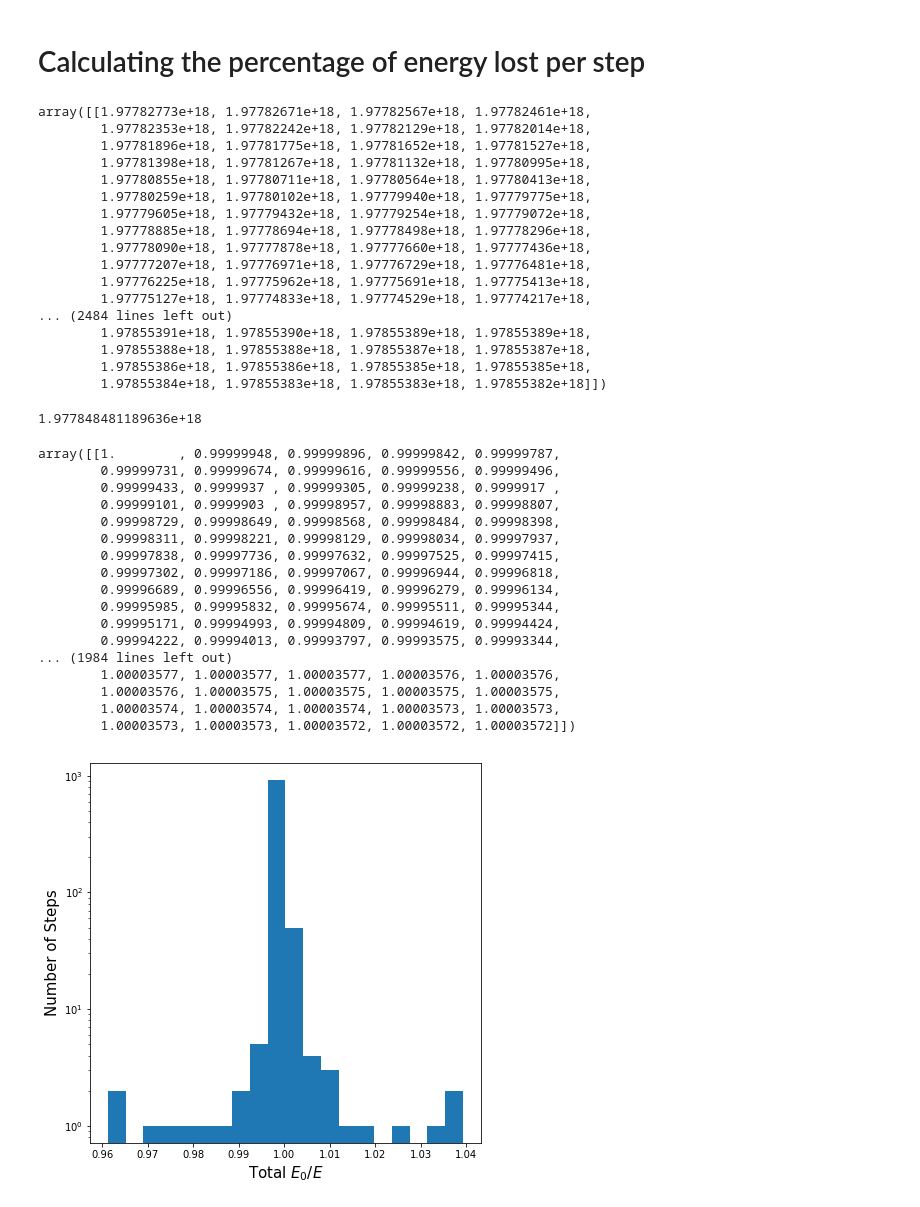
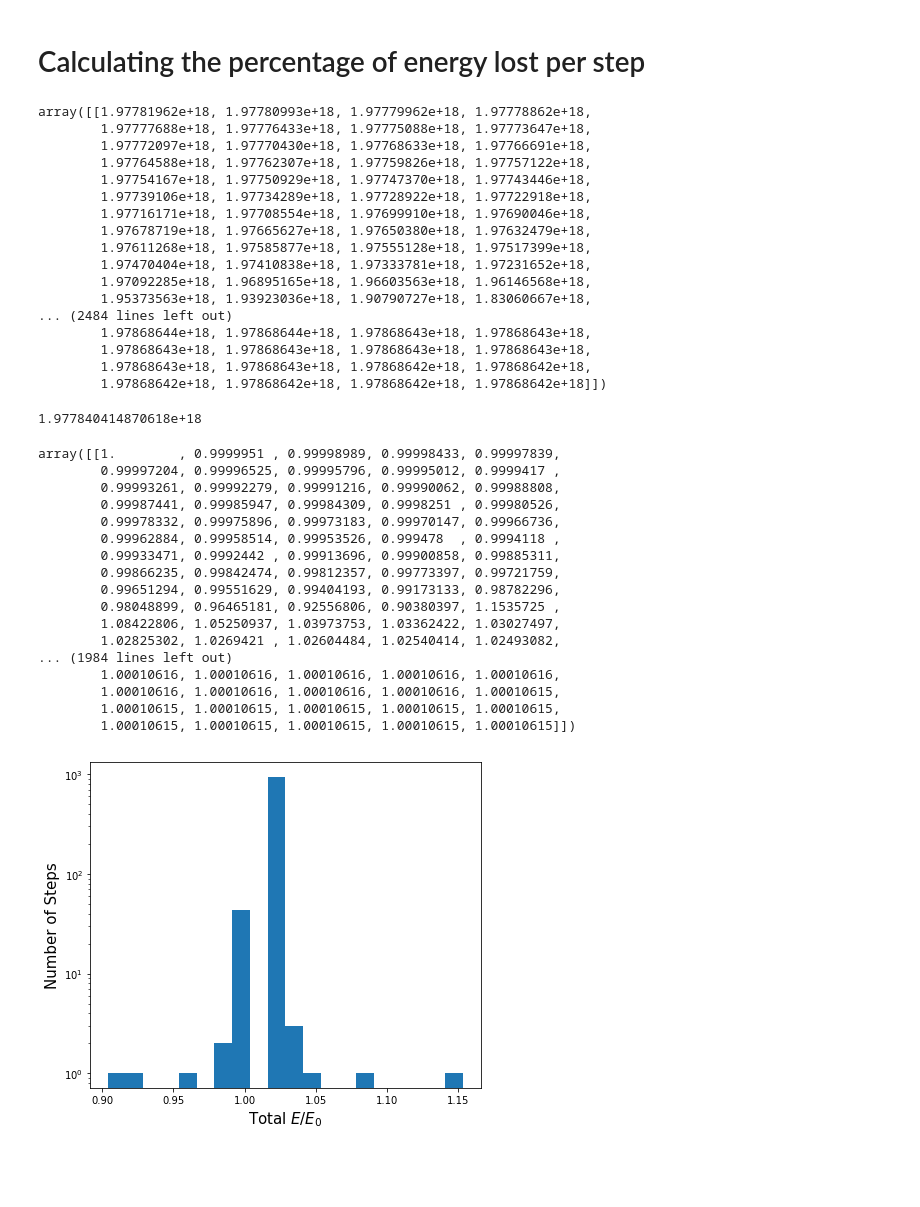
Before and after one commit to ETV337/REU_NU_2020_Project, a Jupyter notebook: DF_sim_v3.ipynb, the cells around one changed output. Saved outputs shown, nothing was run; the diff lists cells and outputs as text; code cells hidden in the pictures; blank space fills up the shorter version.

```diff
--- a/DF_sim_v3.ipynb
+++ b/DF_sim_v3.ipynb
@@ -19,7 +19,7 @@ ymax = const.au.value  #m
 
 
 
-dt = 2 # second time step
+dt = 6 # second time step
 N = 1000 #Number of steps
 
 
@@ -331,7 +331,7 @@ ax.xaxis.set_ticks_position('both')
 fig, ax = plt.subplots(figsize=[10,10])
 y_axis=np.linspace(0,1000,1000)
 for i in range(Particles):
-    ax.scatter(y_axis,TotalE(Xpos,Ypos,Xvel,Yvel)[i],s=9)
+    ax.plot(y_axis,TotalE(Xpos,Ypos,Xvel,Yvel)[i])
     ax.set_xlabel('Number of steps',fontsize=16)
     ax.set_ylabel('Total energy [Joules]', fontsize=16)
     ax.tick_params(which='both', direction='in',width=1)
@@ -343,4 +343,6 @@ for i in range(Particles):
 #All particles seem to start at a lower total energy. Then as the positions of the
 #particles change the energy peaks at a certain value within the first 25-50 steps
 #(those values are listed below) & then the total energy slowly decreases from then on.
+
+#Why is the blue line offset from the rest...? Check final energy of each particle to see which is the blue line.
 # %% [output]
@@ -350,29 +352,29 @@ for i in range(Particles):
 # %%
 TotalE(Xpos,Ypos,Xvel,Yvel)
 # %% [output]
-array([[1.97782773e+18, 1.97782671e+18, 1.97782567e+18, 1.97782461e+18,
-        1.97782353e+18, 1.97782242e+18, 1.97782129e+18, 1.97782014e+18,
-        1.97781896e+18, 1.97781775e+18, 1.97781652e+18, 1.97781527e+18,
-        1.97781398e+18, 1.97781267e+18, 1.97781132e+18, 1.97780995e+18,
-        1.97780855e+18, 1.97780711e+18, 1.97780564e+18, 1.97780413e+18,
-        1.97780259e+18, 1.97780102e+18, 1.97779940e+18, 1.97779775e+18,
-        1.97779605e+18, 1.97779432e+18, 1.97779254e+18, 1.97779072e+18,
-        1.97778885e+18, 1.97778694e+18, 1.97778498e+18, 1.97778296e+18,
-        1.97778090e+18, 1.97777878e+18, 1.97777660e+18, 1.97777436e+18,
-        1.97777207e+18, 1.97776971e+18, 1.97776729e+18, 1.97776481e+18,
-        1.97776225e+18, 1.97775962e+18, 1.97775691e+18, 1.97775413e+18,
-        1.97775127e+18, 1.97774833e+18, 1.97774529e+18, 1.97774217e+18,
+array([[1.97781962e+18, 1.97780993e+18, 1.97779962e+18, 1.97778862e+18,
+        1.97777688e+18, 1.97776433e+18, 1.97775088e+18, 1.97773647e+18,
+        1.97772097e+18, 1.97770430e+18, 1.97768633e+18, 1.97766691e+18,
+        1.97764588e+18, 1.97762307e+18, 1.97759826e+18, 1.97757122e+18,
+        1.97754167e+18, 1.97750929e+18, 1.97747370e+18, 1.97743446e+18,
+        1.97739106e+18, 1.97734289e+18, 1.97728922e+18, 1.97722918e+18,
+        1.97716171e+18, 1.97708554e+18, 1.97699910e+18, 1.97690046e+18,
+        1.97678719e+18, 1.97665627e+18, 1.97650380e+18, 1.97632479e+18,
+        1.97611268e+18, 1.97585877e+18, 1.97555128e+18, 1.97517399e+18,
+        1.97470404e+18, 1.97410838e+18, 1.97333781e+18, 1.97231652e+18,
+        1.97092285e+18, 1.96895165e+18, 1.96603563e+18, 1.96146568e+18,
+        1.95373563e+18, 1.93923036e+18, 1.90790727e+18, 1.83060667e+18,
 ... (2484 lines left out)
-        1.97855391e+18, 1.97855390e+18, 1.97855389e+18, 1.97855389e+18,
-        1.97855388e+18, 1.97855388e+18, 1.97855387e+18, 1.97855387e+18,
-        1.97855386e+18, 1.97855386e+18, 1.97855385e+18, 1.97855385e+18,
-        1.97855384e+18, 1.97855383e+18, 1.97855383e+18, 1.97855382e+18]])
+        1.97868644e+18, 1.97868644e+18, 1.97868643e+18, 1.97868643e+18,
+        1.97868643e+18, 1.97868643e+18, 1.97868643e+18, 1.97868643e+18,
+        1.97868643e+18, 1.97868643e+18, 1.97868642e+18, 1.97868642e+18,
+        1.97868642e+18, 1.97868642e+18, 1.97868642e+18, 1.97868642e+18]])
 # %%
 (TotalE(Xpos,Ypos,Xvel,Yvel)[1,0])
 # %% [output]
-1.977848481189636e+18
+1.977840414870618e+18
 # %%
-#Percentage of energy conserved 1= all energy conserved. E_0/E_N
+#Percentage of energy conserved 1= all energy conserved. E/E_0
 Percentage_E=np.zeros((P,N))
 for i in range(N):
     for j in range(P):
@@ -380,31 +382,31 @@ for i in range(N):
         Percentage_E[j,i]=TotE_P
 (Percentage_E)
 # %% [output]
-array([[1.        , 0.99999948, 0.99999896, 0.99999842, 0.99999787,
-        0.99999731, 0.99999674, 0.99999616, 0.99999556, 0.99999496,
-        0.99999433, 0.9999937 , 0.99999305, 0.99999238, 0.9999917 ,
-        0.99999101, 0.9999903 , 0.99998957, 0.99998883, 0.99998807,
-        0.99998729, 0.99998649, 0.99998568, 0.99998484, 0.99998398,
-        0.99998311, 0.99998221, 0.99998129, 0.99998034, 0.99997937,
-        0.99997838, 0.99997736, 0.99997632, 0.99997525, 0.99997415,
-        0.99997302, 0.99997186, 0.99997067, 0.99996944, 0.99996818,
-        0.99996689, 0.99996556, 0.99996419, 0.99996279, 0.99996134,
-        0.99995985, 0.99995832, 0.99995674, 0.99995511, 0.99995344,
-        0.99995171, 0.99994993, 0.99994809, 0.99994619, 0.99994424,
-        0.99994222, 0.99994013, 0.99993797, 0.99993575, 0.99993344,
+array([[1.        , 0.9999951 , 0.99998989, 0.99998433, 0.99997839,
+        0.99997204, 0.99996525, 0.99995796, 0.99995012, 0.9999417 ,
+        0.99993261, 0.99992279, 0.99991216, 0.99990062, 0.99988808,
+        0.99987441, 0.99985947, 0.99984309, 0.9998251 , 0.99980526,
+        0.99978332, 0.99975896, 0.99973183, 0.99970147, 0.99966736,
+        0.99962884, 0.99958514, 0.99953526, 0.999478  , 0.9994118 ,
+        0.99933471, 0.9992442 , 0.99913696, 0.99900858, 0.99885311,
+        0.99866235, 0.99842474, 0.99812357, 0.99773397, 0.99721759,
+        0.99651294, 0.99551629, 0.99404193, 0.99173133, 0.98782296,
+        0.98048899, 0.96465181, 0.92556806, 0.90380397, 1.1535725 ,
+        1.08422806, 1.05250937, 1.03973753, 1.03362422, 1.03027497,
+        1.02825302, 1.0269421 , 1.02604484, 1.02540414, 1.02493082,
 ... (1984 lines left out)
-        1.00003577, 1.00003577, 1.00003577, 1.00003576, 1.00003576,
-        1.00003576, 1.00003575, 1.00003575, 1.00003575, 1.00003575,
-        1.00003574, 1.00003574, 1.00003574, 1.00003573, 1.00003573,
-        1.00003573, 1.00003573, 1.00003572, 1.00003572, 1.00003572]])
+        1.00010616, 1.00010616, 1.00010616, 1.00010616, 1.00010616,
+        1.00010616, 1.00010616, 1.00010616, 1.00010616, 1.00010615,
+        1.00010615, 1.00010615, 1.00010615, 1.00010615, 1.00010615,
+        1.00010615, 1.00010615, 1.00010615, 1.00010615, 1.00010615]])
 # %%
 #Histogram of percentage of energy conservation for 1st particle
 
-fig, ax = plt.subplots(figsize=[7,7])
+fig, ax = plt.subplots(figsize=[7,6])
 
 ax.hist(Percentage_E[0],bins=20)
 ax.set_yscale('log')
 ax.set_ylabel('Number of Steps',fontsize=15)
-ax.set_xlabel('Total $E_0$/$E$',fontsize=15);
+ax.set_xlabel('Total $E$/$E_0$',fontsize=15);
 # %% [output]
-[figure, old version]
+[figure, new version]
```
Also changed, not shown: parts of 12 cells of this notebook.
